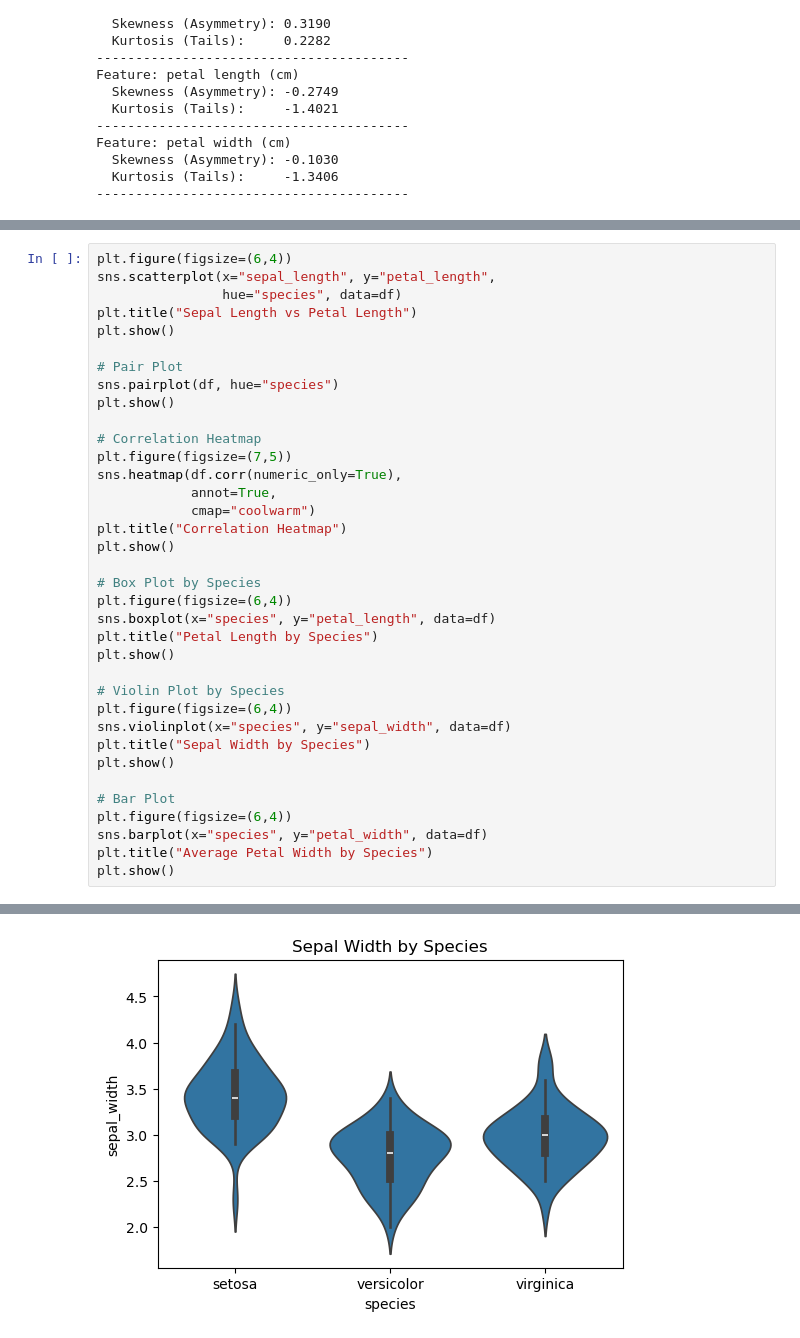
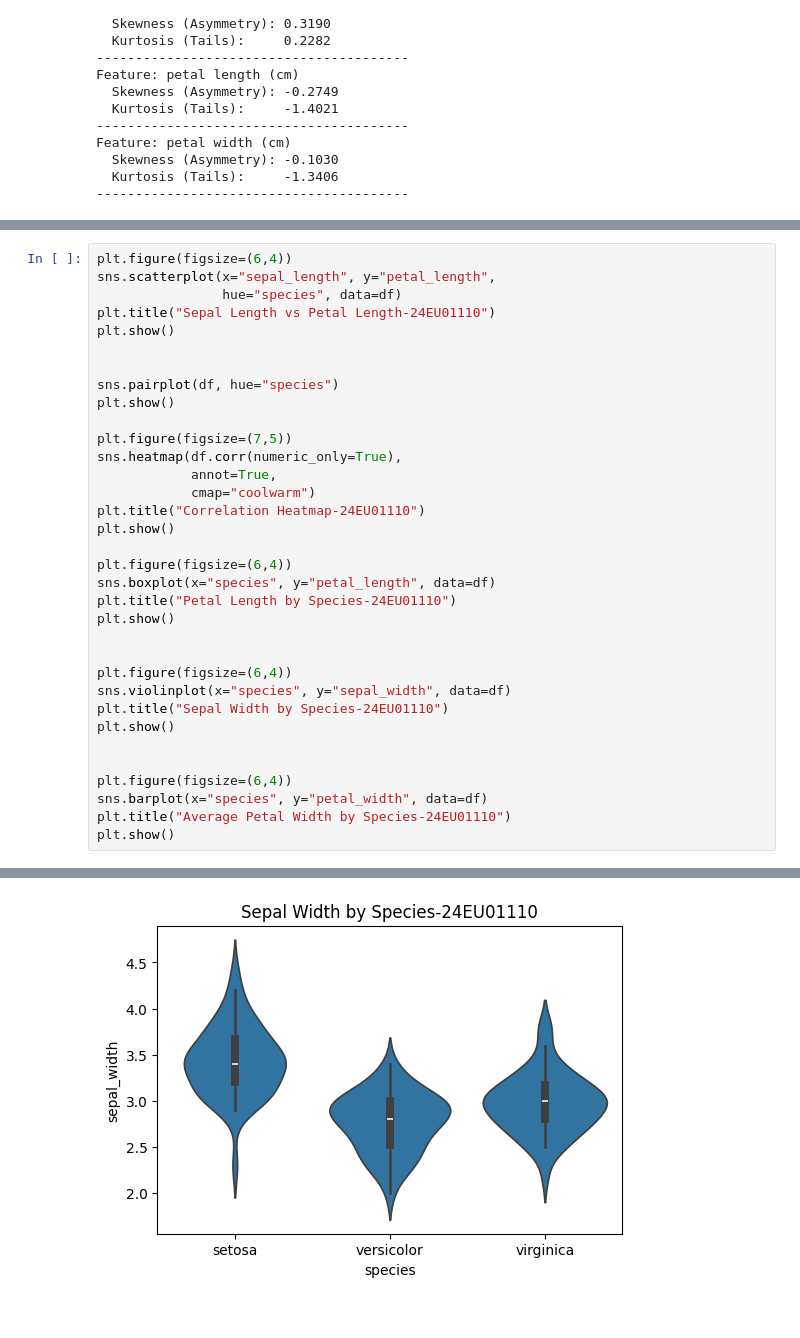
Before and after one commit to kowsik-pro/ml, a Jupyter notebook: Experiment1.ipynb, the cells around one changed output, grey strips where cells are left out. Cells and saved outputs as stored; diff of their text form.

```diff
--- a/Experiment1.ipynb
+++ b/Experiment1.ipynb
@@ -276,36 +272,34 @@ plt.show()
 plt.figure(figsize=(6,4))
 sns.scatterplot(x="sepal_length", y="petal_length",
                 hue="species", data=df)
-plt.title("Sepal Length vs Petal Length")
+plt.title("Sepal Length vs Petal Length-24EU01110")
 plt.show()
 
-# Pair Plot
+
 sns.pairplot(df, hue="species")
 plt.show()
 
-# Correlation Heatmap
 plt.figure(figsize=(7,5))
 sns.heatmap(df.corr(numeric_only=True),
             annot=True,
             cmap="coolwarm")
-plt.title("Correlation Heatmap")
+plt.title("Correlation Heatmap-24EU01110")
 plt.show()
 
-# Box Plot by Species
 plt.figure(figsize=(6,4))
 sns.boxplot(x="species", y="petal_length", data=df)
-plt.title("Petal Length by Species")
+plt.title("Petal Length by Species-24EU01110")
 plt.show()
 
-# Violin Plot by Species
+
 plt.figure(figsize=(6,4))
 sns.violinplot(x="species", y="sepal_width", data=df)
-plt.title("Sepal Width by Species")
+plt.title("Sepal Width by Species-24EU01110")
 plt.show()
 
-# Bar Plot
+
 plt.figure(figsize=(6,4))
 sns.barplot(x="species", y="petal_width", data=df)
-plt.title("Average Petal Width by Species")
+plt.title("Average Petal Width by Species-24EU01110")
 plt.show()
 # %% [output]
@@ -316 +310 @@ plt.show()
-[figure, old version]
+[figure, new version]
```
Also changed, not shown: parts of 10 cells of this notebook.
